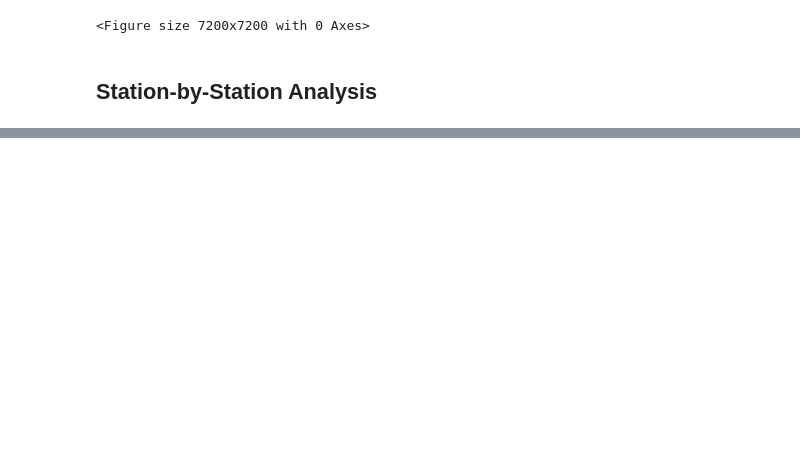
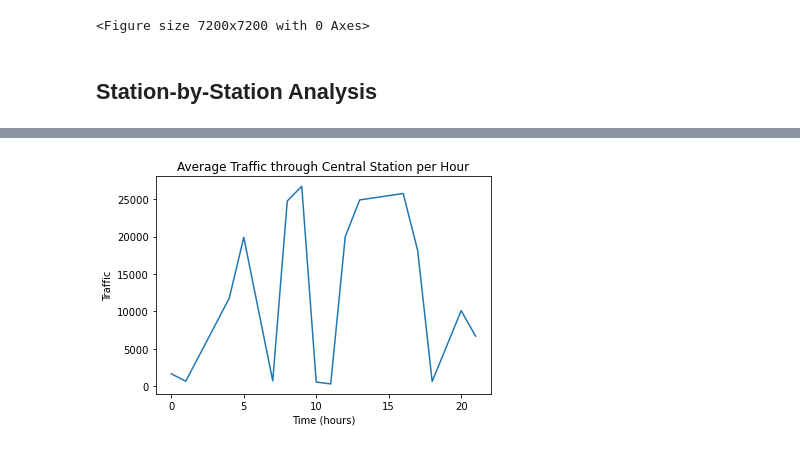
Before and after one commit to anubhavpar/sturdy-goggles, a Jupyter notebook: data_cleaning.ipynb, the cells around one changed output, grey strips where cells are left out. Saved outputs shown, nothing was run; the diff lists cells and outputs as text; code cells hidden in the pictures; blank space fills up the shorter version.

```diff
--- a/data_cleaning.ipynb
+++ b/data_cleaning.ipynb
@@ -265,0 +263,8 @@ Text(0.5, 1.0, 'Traffic through Penn Station per Hour')
+# %%
+# analysis of Central Station by hour
+plt.plot(cntr_hr);
+plt.xlabel('Time (hours)');
+plt.ylabel('Traffic');
+plt.title('Average Traffic through Central Station per Hour');
+# %% [output]
+[figure, added]
```
Also changed, not shown: parts of 7 cells of this notebook, 4 other files.
